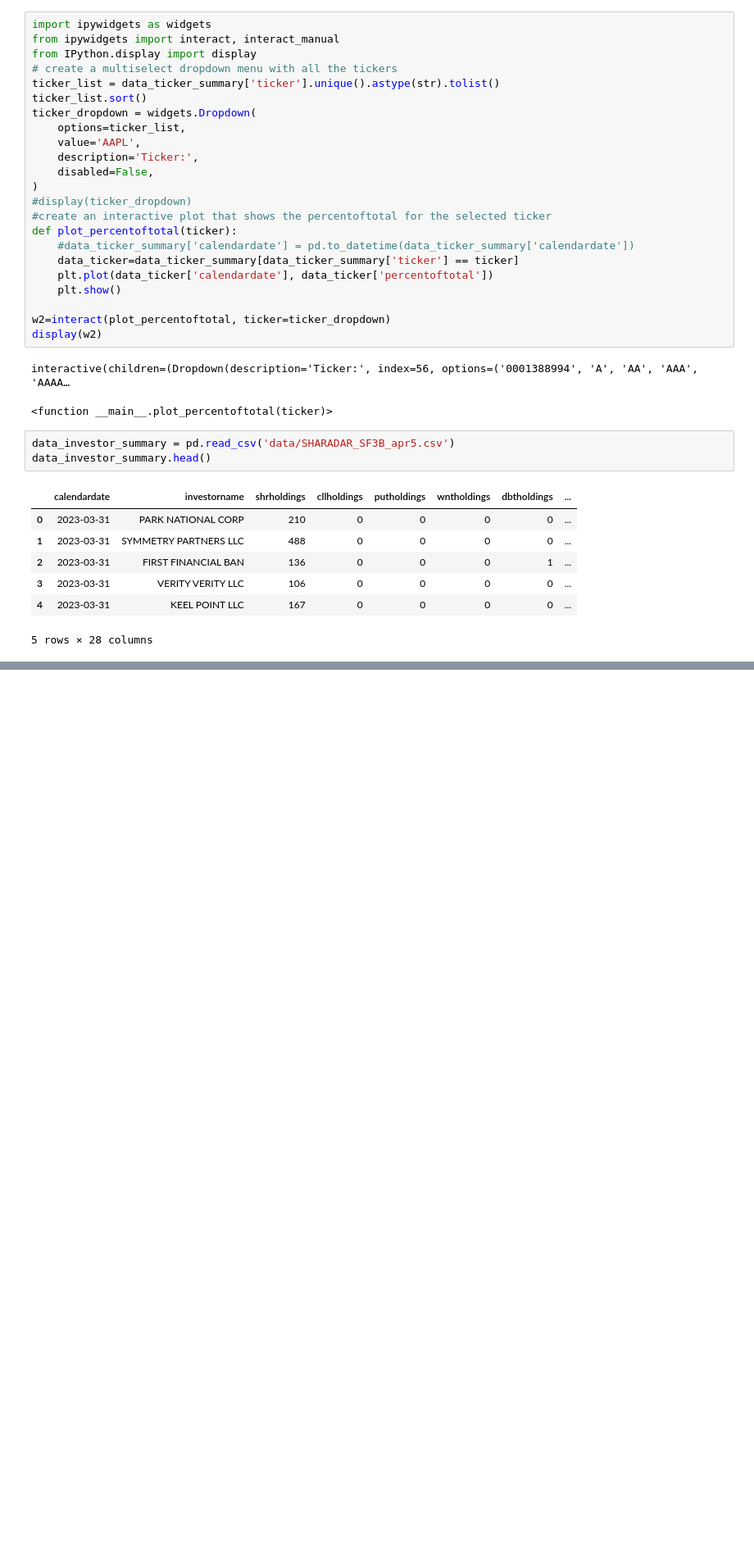
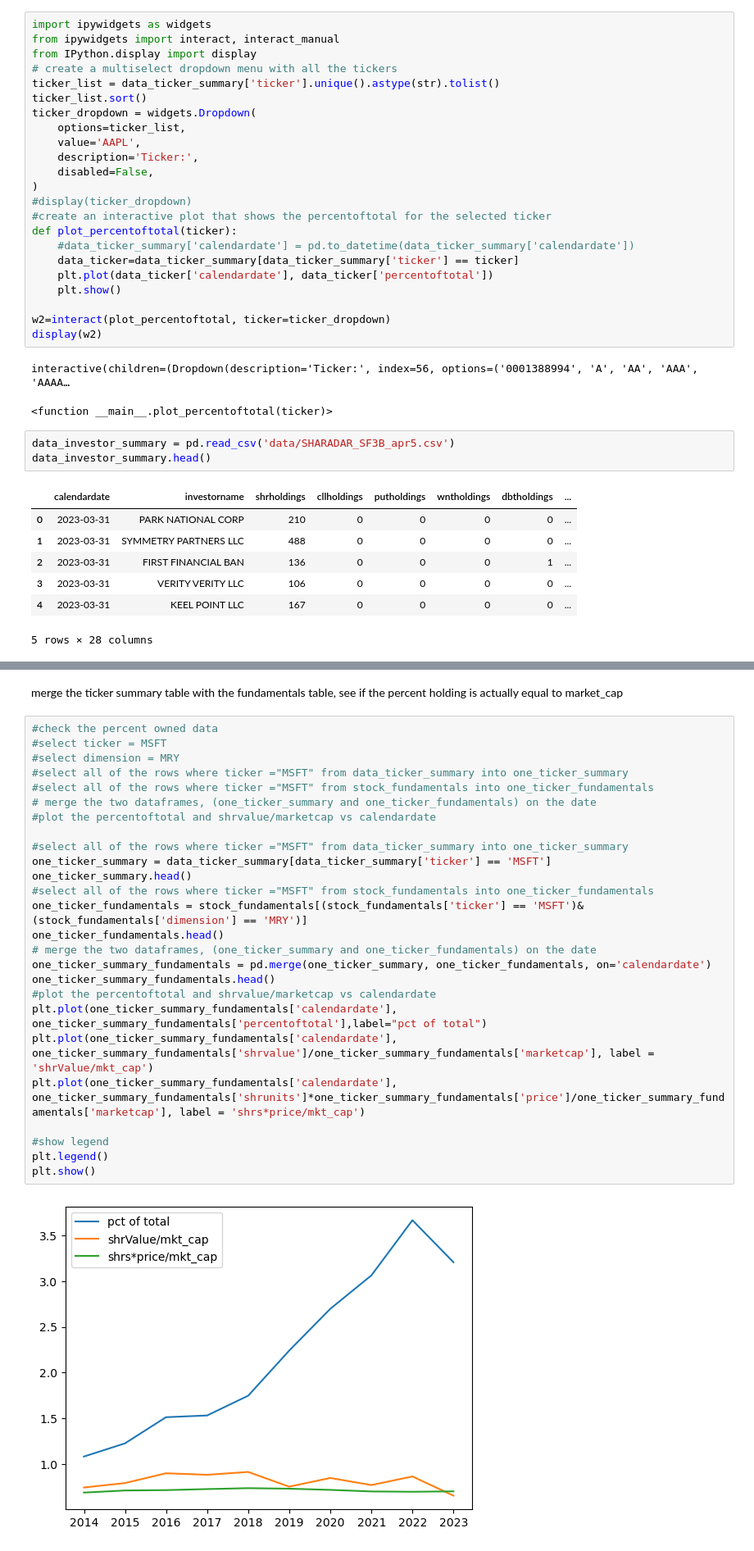
Before and after one commit to FirmAI-Research/colab_filtering, a Jupyter notebook: data_explore_1.ipynb, the cells around one changed output, grey strips where cells are left out. Shown at 82% size. Saved outputs shown, nothing was run; the diff lists cells and outputs as text; blank space fills up the shorter version.

```diff
--- a/data_explore_1.ipynb
+++ b/data_explore_1.ipynb
@@ -121,0 +137,30 @@ data_investor_summary.head()
+# %% [markdown]
+merge the ticker summary table with the fundamentals table, see if the percent holding is actually equal to market_cap
+# %%
+#check the percent owned data
+#select ticker = MSFT
+#select dimension = MRY
+#select all of the rows where ticker ="MSFT" from data_ticker_summary into one_ticker_summary
+#select all of the rows where ticker ="MSFT" from stock_fundamentals into one_ticker_fundamentals
+# merge the two dataframes, (one_ticker_summary and one_ticker_fundamentals) on the date
+#plot the percentoftotal and shrvalue/marketcap vs calendardate
+
+#select all of the rows where ticker ="MSFT" from data_ticker_summary into one_ticker_summary
+one_ticker_summary = data_ticker_summary[data_ticker_summary['ticker'] == 'MSFT']
+one_ticker_summary.head()
+#select all of the rows where ticker ="MSFT" from stock_fundamentals into one_ticker_fundamentals
+one_ticker_fundamentals = stock_fundamentals[(stock_fundamentals['ticker'] == 'MSFT')& (stock_fundamentals['dimension'] == 'MRY')]
+one_ticker_fundamentals.head()
+# merge the two dataframes, (one_ticker_summary and one_ticker_fundamentals) on the date
+one_ticker_summary_fundamentals = pd.merge(one_ticker_summary, one_ticker_fundamentals, on='calendardate')
+one_ticker_summary_fundamentals.head()
+#plot the percentoftotal and shrvalue/marketcap vs calendardate
+plt.plot(one_ticker_summary_fundamentals['calendardate'], one_ticker_summary_fundamentals['percentoftotal'],label="pct of total")
+plt.plot(one_ticker_summary_fundamentals['calendardate'], one_ticker_summary_fundamentals['shrvalue']/one_ticker_summary_fundamentals['marketcap'], label = 'shrValue/mkt_cap')
+plt.plot(one_ticker_summary_fundamentals['calendardate'], one_ticker_summary_fundamentals['shrunits']*one_ticker_summary_fundamentals['price']/one_ticker_summary_fundamentals['marketcap'], label = 'shrs*price/mkt_cap')
+
+#show legend
+plt.legend()
+plt.show()
+# %% [output]
+[figure, added]
```
Also changed, not shown: parts of 9 cells of this notebook, 2 other files.
